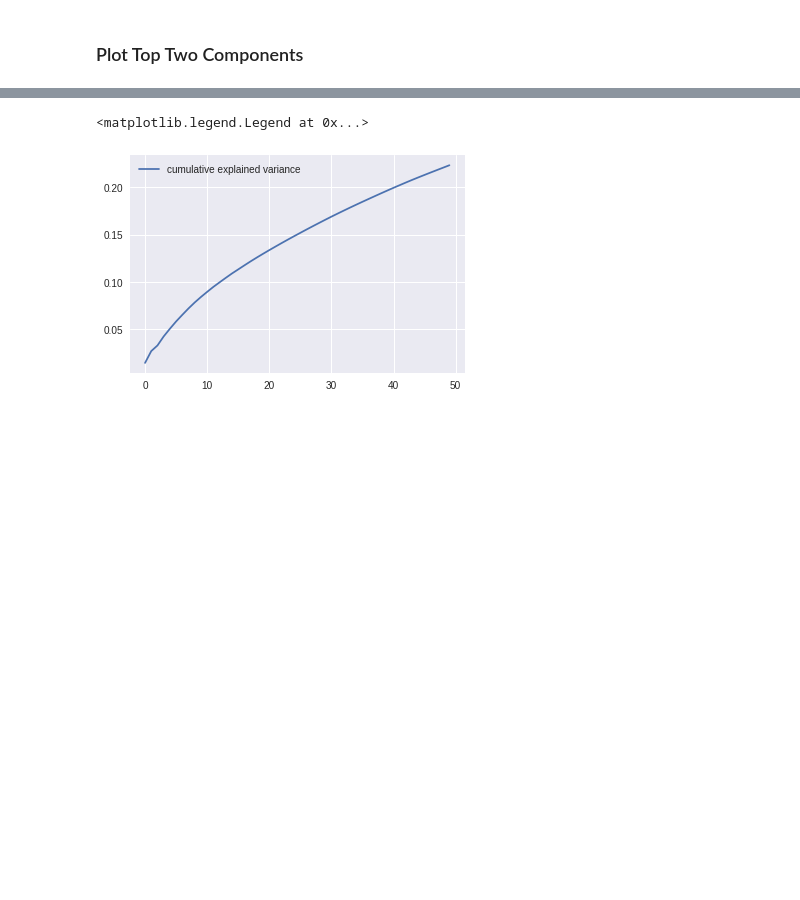
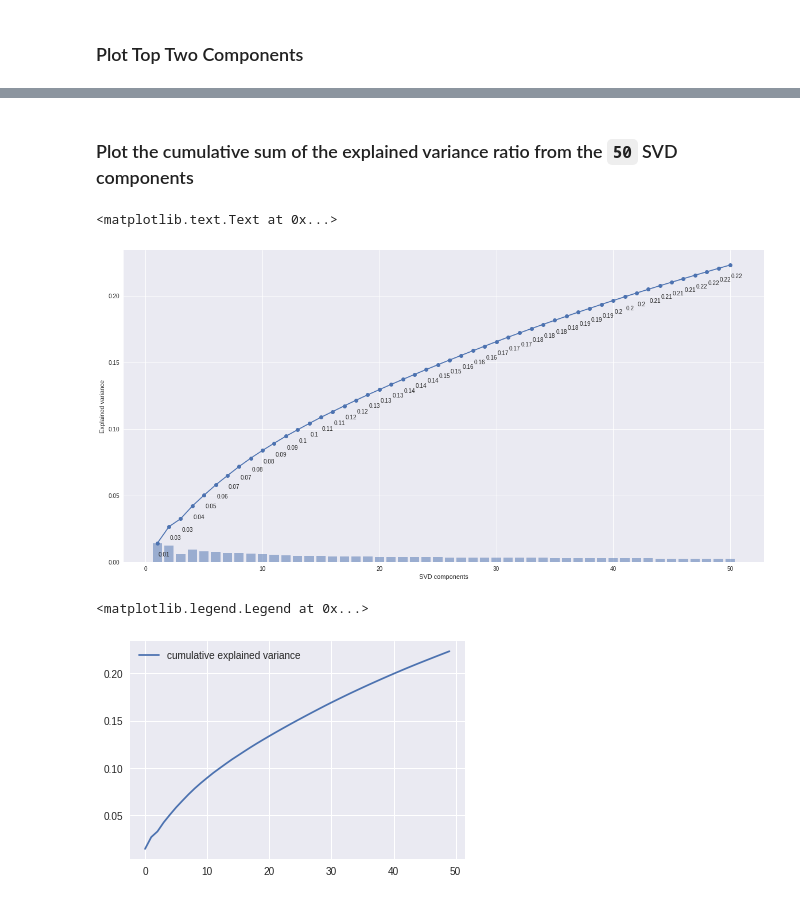
Before and after one commit to telsahy/capstone-52, a Jupyter notebook: topic_modeling_experiments/lsa/lsa_tfidf_no_stop.ipynb, the cells around one changed output, grey strips where cells are left out. Drawn from its saved outputs; the diff is of its cells as text; code cells hidden in the pictures; blank space fills up the shorter version.

Commit message:
includes 50 svd component plotting + classification report

```diff
--- a/topic_modeling_experiments/lsa/lsa_tfidf_no_stop.ipynb
+++ b/topic_modeling_experiments/lsa/lsa_tfidf_no_stop.ipynb
@@ -413,3 +289,22 @@ sum(SVD.explained_variance_ratio_)
+# %% [markdown]
+### Plot the cumulative sum of the explained variance ratio from the `50` SVD components
+# %%
+plt.figure(figsize=(20,10))
+
+X = np.arange(1,51)
+cumulative_explained_variance_eg_gulf = np.cumsum(SVD.explained_variance_ratio_)
+
+plt.plot(X, cumulative_explained_variance_eg_gulf, '-o')
+plt.bar(X, SVD.explained_variance_ratio_, align='center', alpha=0.5)
+
+for i, j in zip(X, np.cumsum(SVD.explained_variance_ratio_)):
+    plt.annotate(str(j.round(2)), xy=(i+.1,j-.01))
+
+plt.xlabel('SVD components')
+plt.ylabel('Explained variance')
+# %% [output]
+<matplotlib.text.Text at 0x...>
+[figure, added]
 # %%
 plt.plot(range(50), np.cumsum(SVD.explained_variance_ratio_), label='cumulative explained variance')
 plt.legend()
```
Also changed, not shown: parts of 63 cells of this notebook.
